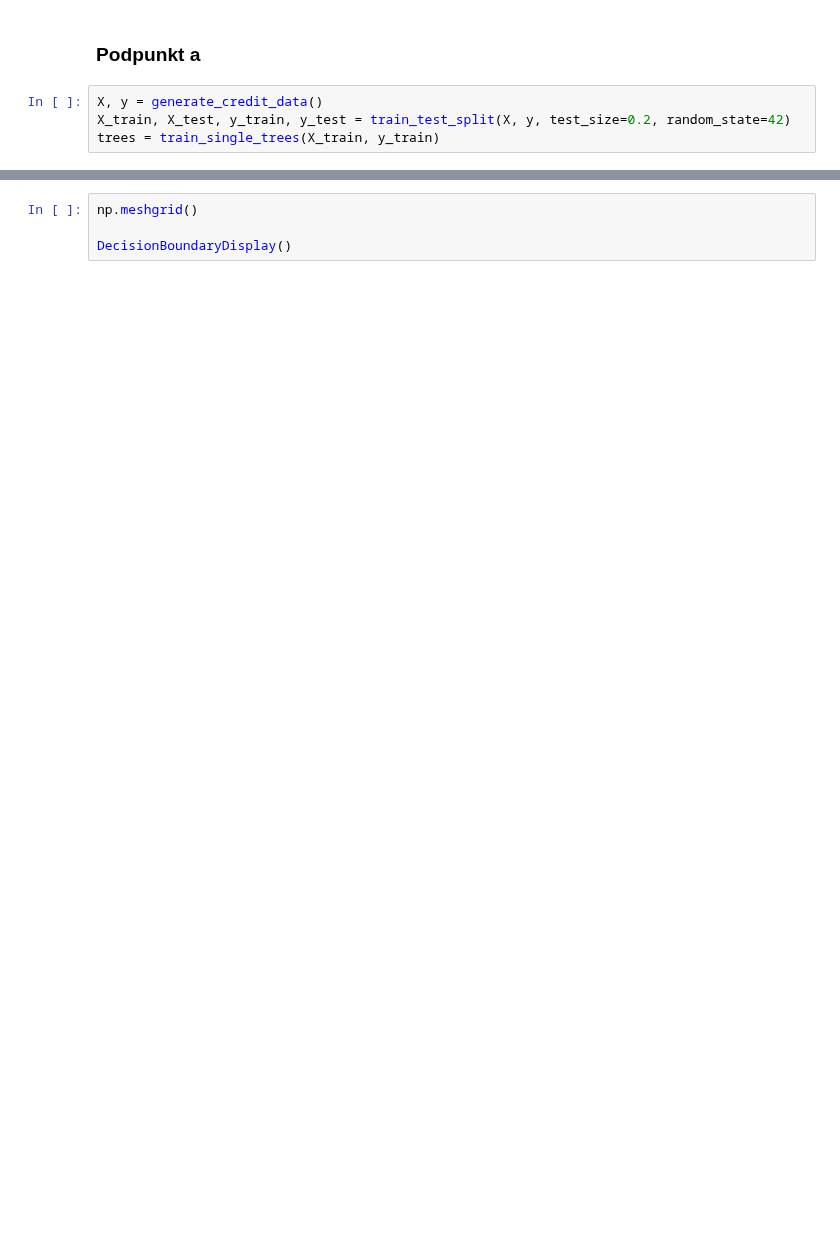
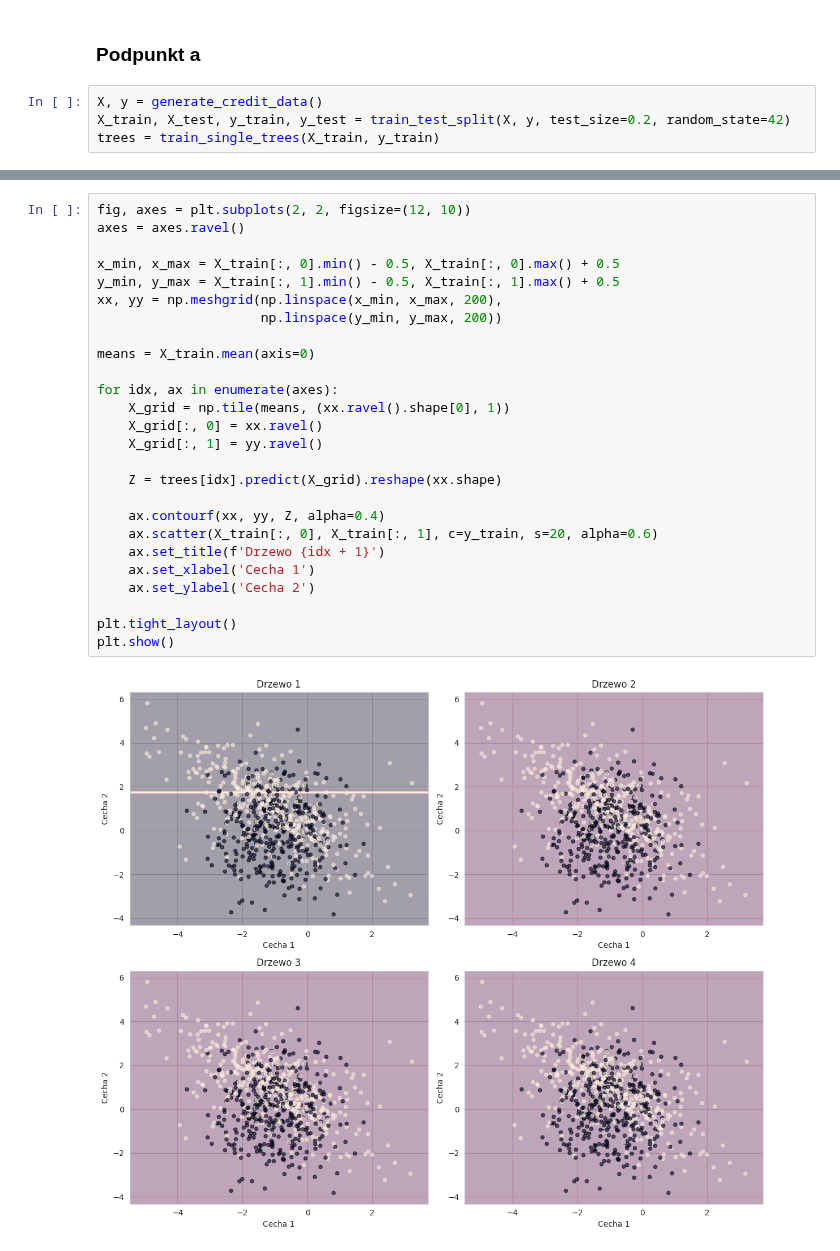
Before and after one commit to rektyyy/Artificial-Intelligence, a Jupyter notebook: ML/exercises/8/Assignment_8.ipynb, the cells around one changed output, grey strips where cells are left out. Drawn from its saved outputs; the diff is of its cells as text; blank space fills up the shorter version.

```diff
--- a/ML/exercises/8/Assignment_8.ipynb
+++ b/ML/exercises/8/Assignment_8.ipynb
@@ -112,4 +115,28 @@ Liczba punktow z wysoka wariancja: 23
-# %%
-np.meshgrid()
-
-DecisionBoundaryDisplay()
+# %%
+fig, axes = plt.subplots(2, 2, figsize=(12, 10))
+axes = axes.ravel()
+
+x_min, x_max = X_train[:, 0].min() - 0.5, X_train[:, 0].max() + 0.5
+y_min, y_max = X_train[:, 1].min() - 0.5, X_train[:, 1].max() + 0.5
+xx, yy = np.meshgrid(np.linspace(x_min, x_max, 200),
+                     np.linspace(y_min, y_max, 200))
+
+means = X_train.mean(axis=0)
+
+for idx, ax in enumerate(axes):
+    X_grid = np.tile(means, (xx.ravel().shape[0], 1))
+    X_grid[:, 0] = xx.ravel()
+    X_grid[:, 1] = yy.ravel()
+
+    Z = trees[idx].predict(X_grid).reshape(xx.shape)
+
+    ax.contourf(xx, yy, Z, alpha=0.4)
+    ax.scatter(X_train[:, 0], X_train[:, 1], c=y_train, s=20, alpha=0.6)
+    ax.set_title(f'Drzewo {idx + 1}')
+    ax.set_xlabel('Cecha 1')
+    ax.set_ylabel('Cecha 2')
+
+plt.tight_layout()
+plt.show()
+# %% [output]
+[figure, added]
```
Also changed, not shown: parts of 22 cells of this notebook.
